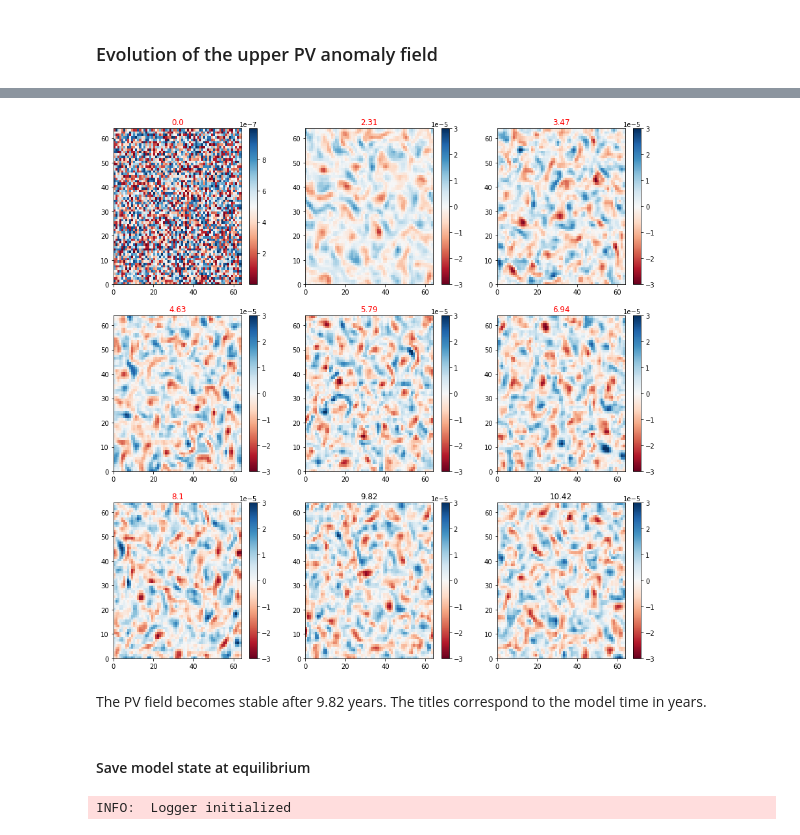
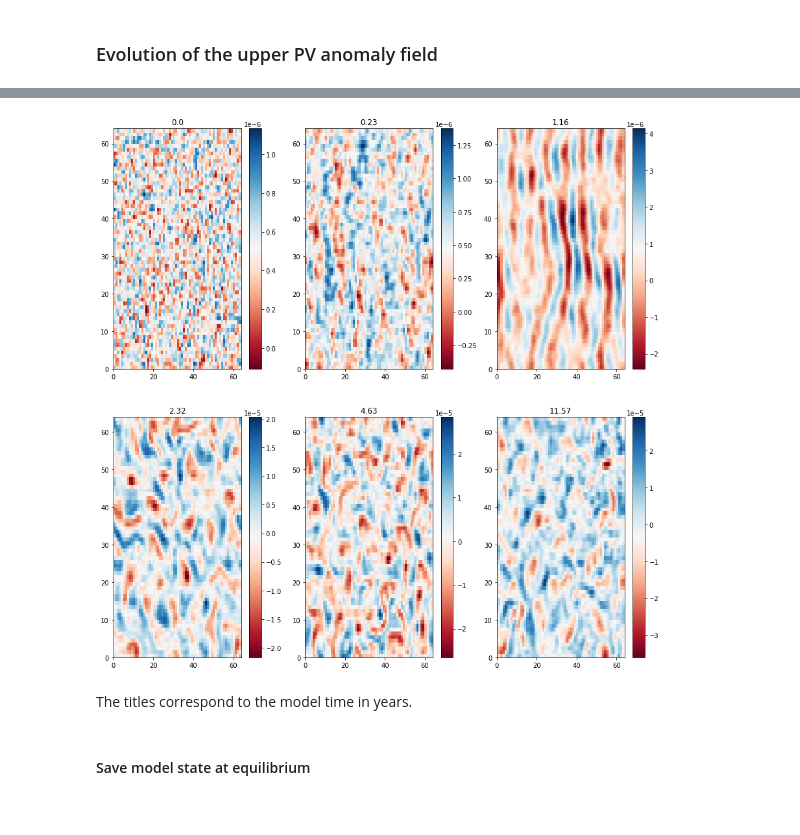
Before and after one commit to ocean-transport/lcs-ml, a Jupyter notebook: run_to_equilibrium.ipynb, the cells around one changed output, grey strips where cells are left out. Saved outputs shown, nothing was run; the diff lists cells and outputs as text; code cells hidden in the pictures.

```diff
--- a/run_to_equilibrium.ipynb
+++ b/run_to_equilibrium.ipynb
@@ -128,2 +107,4 @@ INFO: Step: 86000, Time: 6.19e+08, KE: 5.34e-04, CFL: 0.100
+# %%
+ds = xr.concat(datasets, dim='time')
 # %% [markdown]
 #### Mean Eddy Kinetic Energy (EKE) as a function of time
@@ -130,25 +127,12 @@ INFO: Step: 86000, Time: 6.19e+08, KE: 5.34e-04, CFL: 0.100
 # %%
-# Take derivative of upper layer EKE using a central difference
-dEKE_dt = np.gradient(EKE_snapshots[:,0], t_snapshots)
-I = np.where((dEKE_dt<0.01e-10)&(dEKE_dt>0)) [0]
-EKE_stable = t_snapshots[I[0]]
-
-# Plot EKE derivative
-plt.rcParams.update({'font.size': 18})
-plt.figure(figsize=(12,6)); plt.plot(t_snapshots/year, dEKE_dt)
-plt.ylabel('KE central differece'); plt.xlabel('model time (year)')
-plt.axvline(x=EKE_stable/year, color='k', linestyle='--')
-
-print('model appears stable at time:', EKE_stable)
-
 # Plot time series of EKE
 plt.figure(figsize=(12,6))
-plt.semilogy(t_snapshots/year, EKE_snapshots[:,0], lw=4, color='purple', label='upper layer')
-plt.semilogy(t_snapshots/year, EKE_snapshots[:,1], lw=4, color='darkorange', label='lower layer')
-ints = [0, 10000, 15000, 20000, 25000, 30000, 35388, 40000, 45000]
+plt.semilogy(ds.time/year, ds.EKE.isel(lev=0), lw=4, color='purple', label='upper layer')
+plt.semilogy(ds.time/year, ds.EKE.isel(lev=1), lw=4, color='darkorange', label='lower layer')
+ints = [10000, 15000, 25000, 35000, 55000, 70000]
 for i in ints:
-    plt.axvline(x=t_snapshots[i]/year, color='lightblue', linewidth=2, alpha=1)
-plt.axvline(x=EKE_stable/year, color='k', lw=2, linestyle='--')
+    plt.axvline(x=ds.time[i]/year, color='lightblue', linewidth=2, alpha=1)
+plt.axvline(x=time_stable/year, color='k', lw=2, linestyle='--')
 plt.grid(True, alpha=0.5); plt.legend(frameon=False, ncol=2)
 plt.ylabel(r'KE ($\rmcm^{2}$/$\rms^{2}$)'); plt.xlabel('Model Time (year)');
 # %% [output]
@@ -168,47 +150,17 @@ stable index  42444
 # %%
 plt.rcParams.update({'font.size': 10})
 plt.rcParams['image.cmap'] = 'RdBu'
 
-lev=0 # level 1
-ints = [0, 10000, 15000, 20000, 25000, 30000, 35000, 42444, 45000]
+ints = [0, 1000, 5000, 10000, 20000, 50000]
 plt.figure(figsize=(15,15))
 for i in enumerate(ints):
-    if i[1]==0:
-        plt.subplot(3,3,i[0]+1)
-        plt.pcolormesh(q[i[1]][lev,:,:])
-        plt.title(round(t_snapshots[i[1]]/year, 2), color='r')
-        plt.colorbar()
-    else:
-        plt.subplot(3,3,i[0]+1)
-        plt.pcolormesh(q[i[1]][lev,:,:], vmin=-3e-5, vmax=3e-5)
-        if i[0] < 7:
-            plt.title(round(t_snapshots[i[1]]/year, 2), color='r')
-        else:
-            plt.title(round(t_snapshots[i[1]]/year, 2), color='k')
-        plt.colorbar()
+    plt.subplot(2,3,i[0]+1)
+    plt.pcolormesh(ds.q[i[1],0,:,:])
+    plt.title((ds.time[i[1]].values/year).round(decimals=2), color='k')
+    plt.colorbar()
 # %% [output]
-[figure, old version]
+[figure, new version]
 # %% [markdown]
-The PV field becomes stable after 9.82 years. The titles correspond to the model time in years.
+The titles correspond to the model time in years.
 # %% [markdown]
 #### Save model state at equilibrium
-# %%
-year = 24*60*60*360.
-twrite = 1000
-tavestart = 2*year
-tmax = EKE_stable
-
-m_001 = pyqg.QGModel(tmax=tmax, twrite=twrite, tavestart=tavestart)
-
-# Container for the BitGenerator with initialized random number generator
-# REF: https://numpy.org/doc/stable/reference/random/generator.html
-rg = Generator(MT19937(SeedSequence(123456789)))
-
-# set upper and lower PV anomaly in spatial coordinates
-sig = 1.e-6
-qi = sig*np.vstack([rg.random((m_001.nx,m_001.ny))[np.newaxis,],
-                  rg.random((m_001.nx,m_001.ny))[np.newaxis,]])
-
-m_001.set_q(qi)
-# %% [output]
-INFO:  Logger initialized
```
Also changed, not shown: parts of 17 cells of this notebook, 10 other files.
